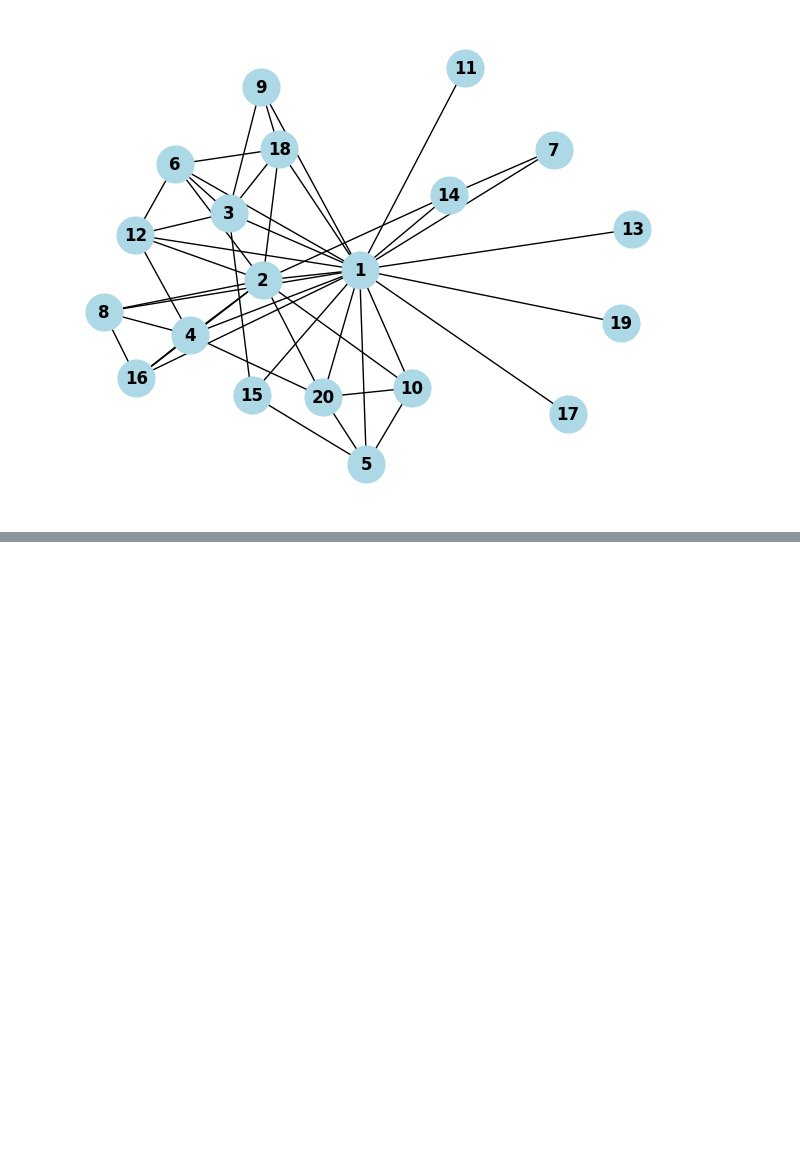
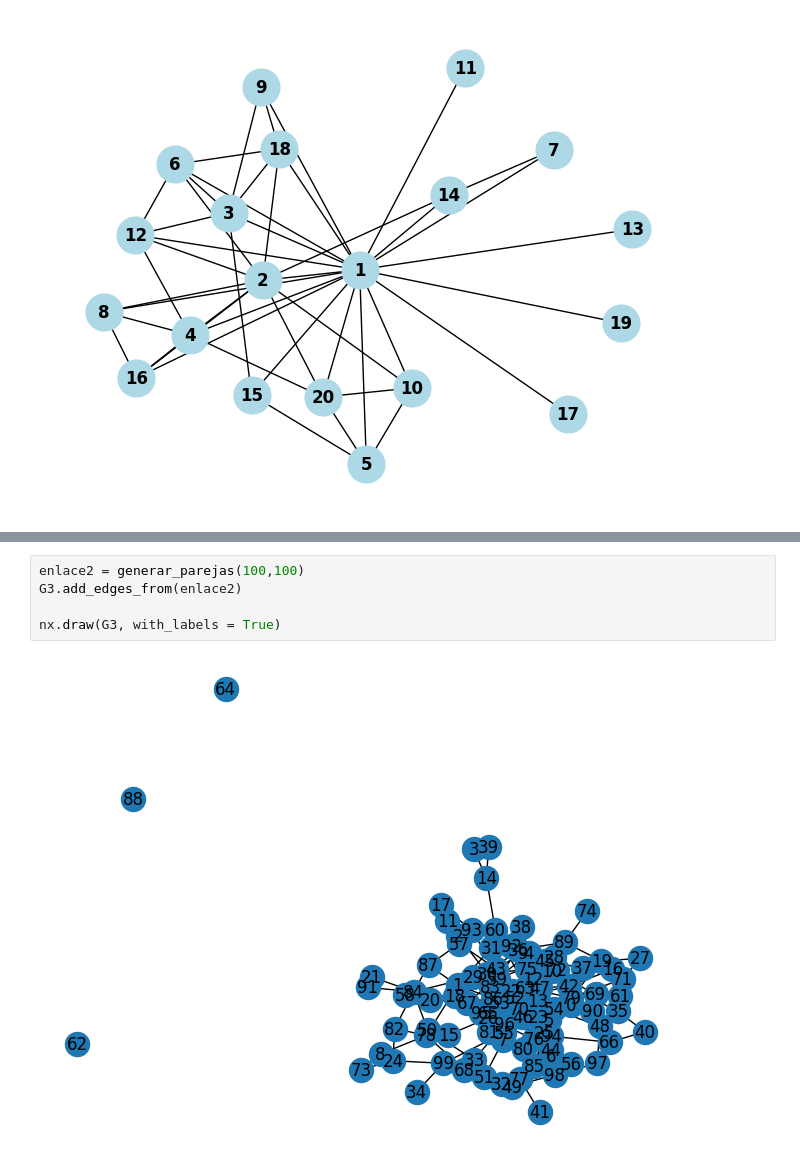
Before and after one commit to julihdez36/Complex_networks, a Jupyter notebook: nx_introduction.ipynb, the cells around one changed output, grey strips where cells are left out. Saved outputs shown, nothing was run; the diff lists cells and outputs as text; blank space fills up the shorter version.

```diff
--- a/nx_introduction.ipynb
+++ b/nx_introduction.ipynb
@@ -68,0 +138,7 @@ nx.draw(g_numeros, with_labels=True, node_size=700, node_color="lightblue", font
+# %%
+enlace2 = generar_parejas(100,100)
+G3.add_edges_from(enlace2)
+
+nx.draw(G3, with_labels = True)
+# %% [output]
+[figure, added]
```
Also changed, not shown: parts of 17 cells of this notebook.
